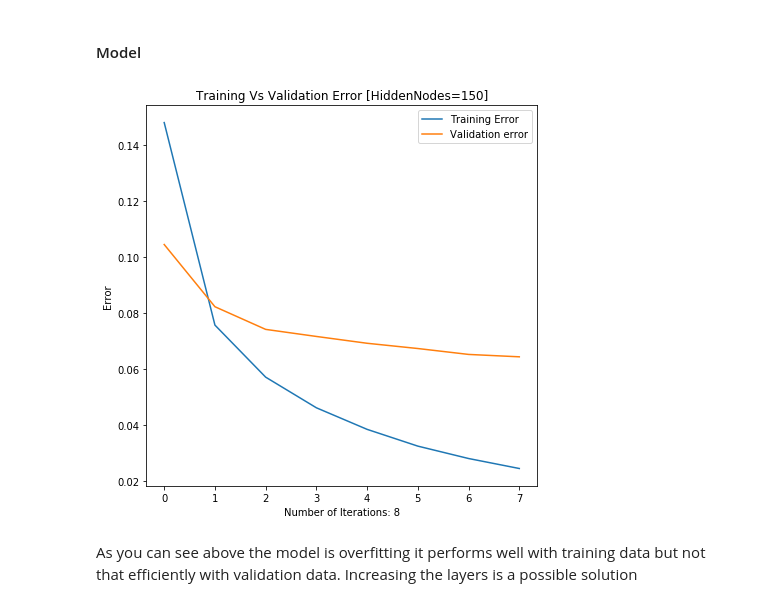
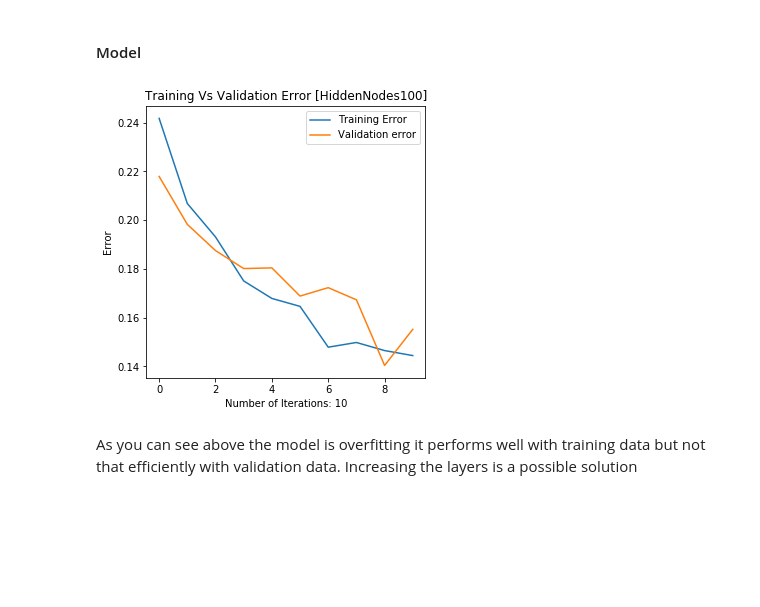
Before and after one commit to GauthamSks/Handwritten-Digit-Clasiffication, a Jupyter notebook: Handwritten Digit Classification.ipynb, the cells around one changed output. Saved outputs shown, nothing was run; the diff lists cells and outputs as text; code cells hidden in the pictures; blank space fills up the shorter version.

```diff
--- a/Handwritten Digit Classification.ipynb
+++ b/Handwritten Digit Classification.ipynb
@@ -109,14 +109,14 @@ Train_Data = Train_Data.values
 # %%
 #No of Features
 nInputNodes = Data.shape[1]
-#No of HiddenNodes
-nHiddenNodes = 150
+#No of HiddenNodes in Layer_1
+nHiddenNodes = 100
 #No of Output Nodes
 nOutPutNodes = len(np.unique(Labels, return_counts=False))
 #Learning Rate
-lr = 0.5
+lr = 0.4
 #No of Iterartions
-epochs = 8
+epochs = 10
 # %% [markdown]
 #### Model
 # %%
@@ -132,20 +132,27 @@ class FF_Net:
         self.lr = learningRate
         self.epoch = e
         #Initializing the weights from Input to Hidden Layer
+
         #The Matrices are wih and who.
-        self.Wih = np.random.normal(0.0,pow(nInputNodes,-0.5),(self.nHiddenNodes,self.nInputNodes)) #Weights between Input Layer and Hidden Layer
-        self.Who = np.random.normal(0.0,pow(nInputNodes,-0.5),(self.nOutPutNodes,self.nHiddenNodes)) #Weights between Hidden Layer and Output Layer
+
+        #Weights between Input Layer and Hidden Layer
+        self.Wih = np.random.normal(0.0,pow(nInputNodes,-0.5),(self.nHiddenNodes,self.nInputNodes))
+        #Weights between Hidden Layer and Output Layer
+        self.Who = np.random.normal(0.0,pow(nInputNodes,-0.5),(self.nOutPutNodes,self.nHiddenNodes))
+
         #Implimenting the Sigmoid Function
         self.activation_function=lambda x:scipy.special.expit(x)
+
         self.EHist = []
         self.Validation_Error = []
+
         pass
 
     def Train(self,Inputs,Targets):
 
         #calculate the summation of signals into hidden layer
         hidden_inputs = np.dot(self.Wih,Inputs)
-        #calculaing the Hidden Output
+        #calculaing the hidden output
         hidden_outputs = self.activation_function(hidden_inputs).reshape(self.nHiddenNodes,1)
 
         #calculate the summation of signals into output layer
@@ -172,7 +179,6 @@ class FF_Net:
         final_inputs = np.dot(self.Who, hidden_outputs)
         final_outputs = self.activation_function(final_inputs)
         output_errors = Targets - final_outputs
-        hidden_errors = np.dot(self.Who.T, output_errors)
 
         return np.sum(np.square(output_errors))
 
@@ -203,4 +209,14 @@ class FF_Net:
         final_outputs = self.activation_function(final_inputs)
         return final_outputs
 
-        pass
+    def Plot(self):
+        plt.figure(figsize=(5,5))
+        plt.plot(self.EHist,label='Training Error')
+        plt.plot(self.Validation_Error,label ='Validation error')
+        plt.legend(loc='upper right')
+        plt.title("Training Vs Validation Error [HiddenNodes{}]".format(self.nHiddenNodes))
+        plt.xlabel("Number of Iterations: {}".format(self.epoch))
+        plt.ylabel("Error")
+        plt.show()
+
+    pass
@@ -217,8 +223,8 @@ def Plot(FF_Net):
 # %%
-Model1 = FF_Net(nInputNodes,nHiddenNodes,nOutPutNodes,0.03,epochs)
+Model1 = FF_Net(nInputNodes,nHiddenNodes,nOutPutNodes,lr,epochs)
 Model1.run_Train(Train_Data,CrossVal_Data)
-Plot(Model1)
+Model1.Plot()
 # %% [output]
-[figure, old version]
+[figure, new version]
 # %% [markdown]
 As you can see above the model is overfitting it performs well with training data but not that efficiently with validation data. Increasing the layers is a possible solution
```
Also changed, not shown: parts of 2 cells of this notebook.
